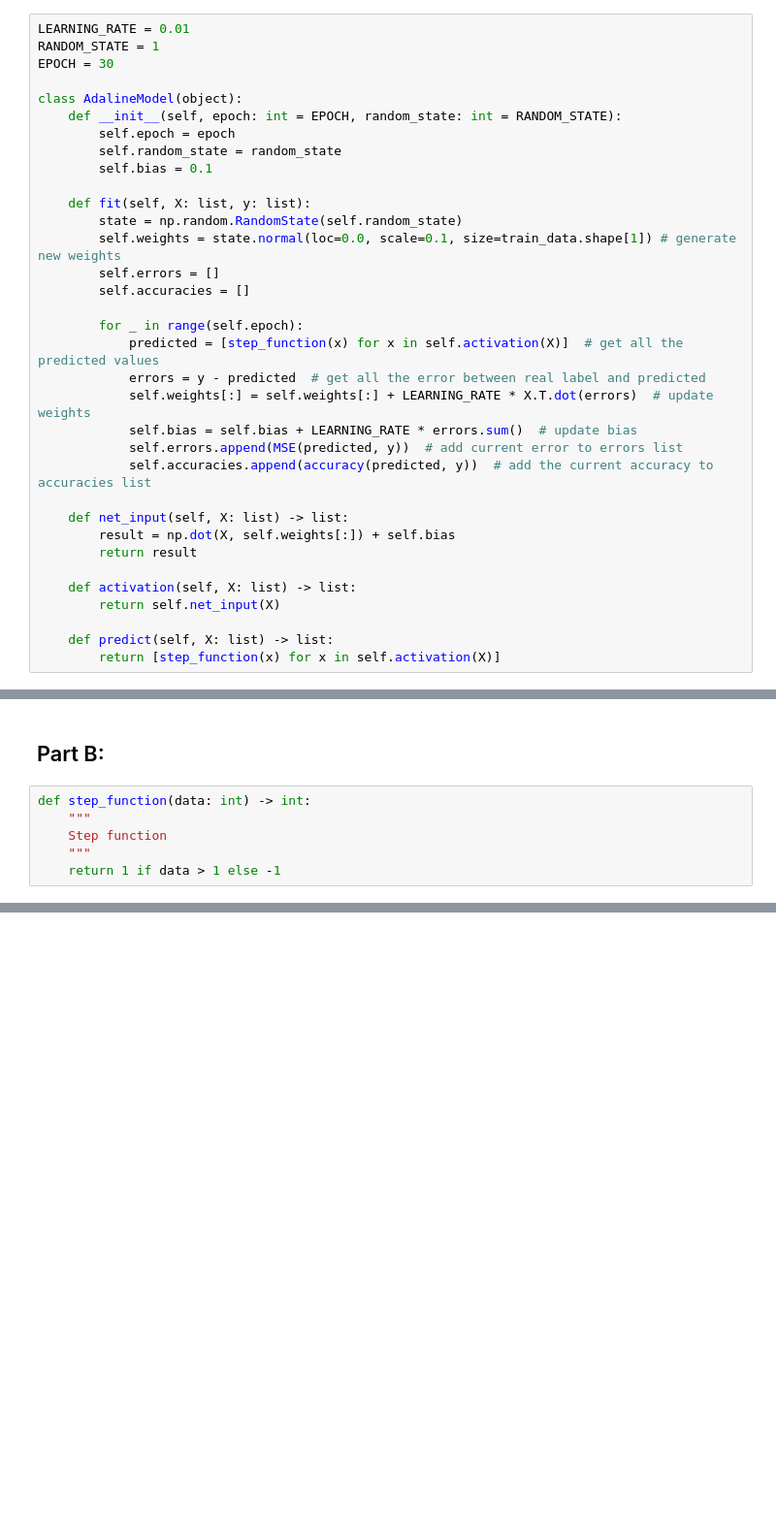
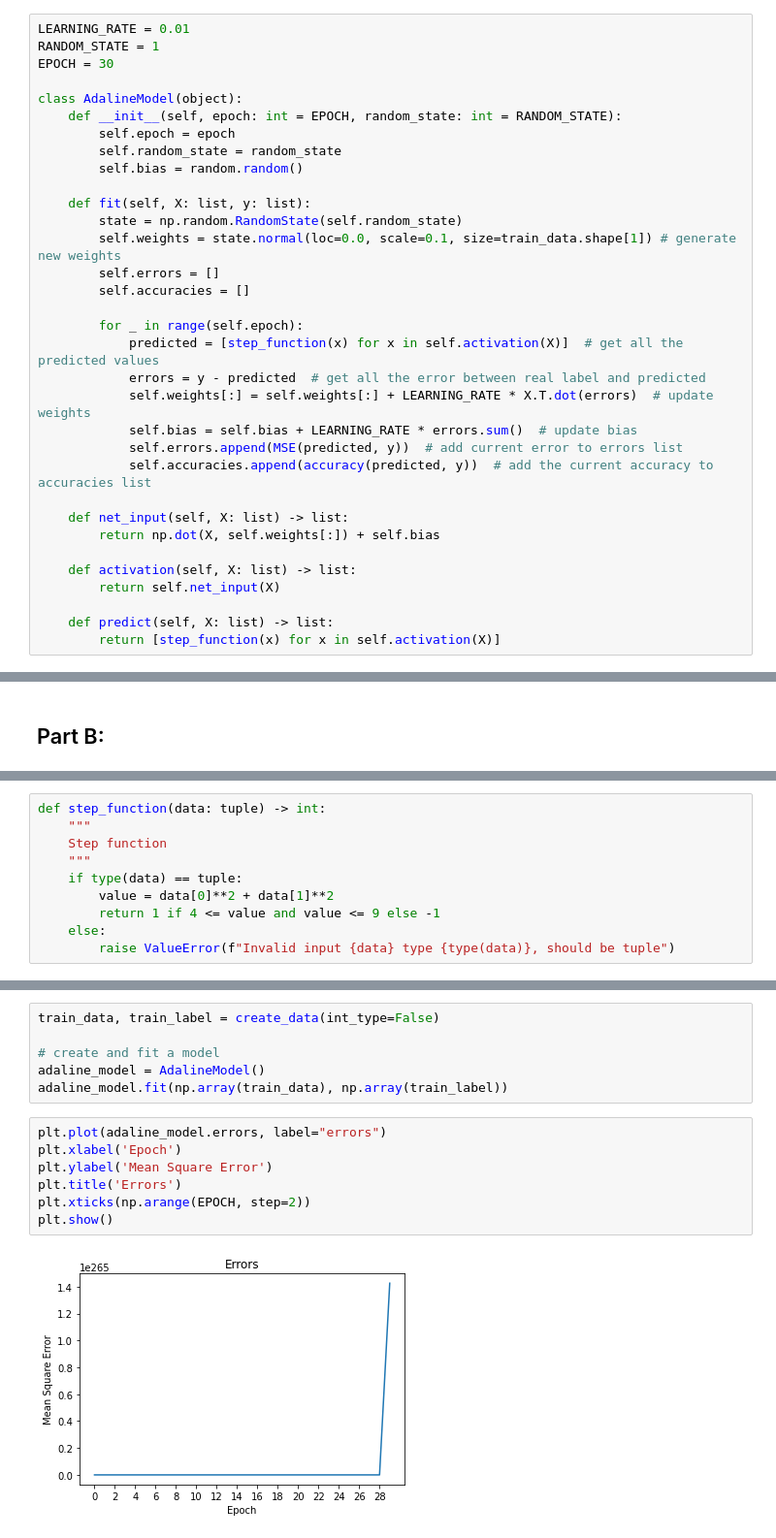
Before and after one commit to kggold4/intro-neural-computation-project-1, a Jupyter notebook: Intro-NC-Ex1.ipynb, the cells around one changed output, grey strips where cells are left out. Shown at 97% size. Cells and saved outputs as stored; diff of their text form; blank space fills up the shorter version.

Commit message:
start implementing part B and new step function

```diff
--- a/Intro-NC-Ex1.ipynb
+++ b/Intro-NC-Ex1.ipynb
@@ -61,7 +74,7 @@ class AdalineModel(object):
     def __init__(self, epoch: int = EPOCH, random_state: int = RANDOM_STATE):
         self.epoch = epoch
         self.random_state = random_state
-        self.bias = 0.1
+        self.bias = random.random()
 
     def fit(self, X: list, y: list):
         state = np.random.RandomState(self.random_state)
@@ -78,8 +91,7 @@ class AdalineModel(object):
             self.accuracies.append(accuracy(predicted, y))  # add the current accuracy to accuracies list
 
     def net_input(self, X: list) -> list:
-        result = np.dot(X, self.weights[:]) + self.bias
-        return result
+        return np.dot(X, self.weights[:]) + self.bias
 
     def activation(self, X: list) -> list:
         return self.net_input(X)
@@ -128,8 +140,2 @@ Accuracy for test_data_2: 0.465
 # %% [markdown]
 ## Part B:
-# %%
-def step_function(data: int) -> int:
-    """
-    Step function
-    """
-    return 1 if data > 1 else -1
@@ -137,0 +142,10 @@ def step_function(data: int) -> int:
+# %%
+def step_function(data: tuple) -> int:
+    """
+    Step function
+    """
+    if type(data) == tuple:
+        value = data[0]**2 + data[1]**2
+        return 1 if 4 <= value and value <= 9 else -1
+    else:
+        raise ValueError(f"Invalid input {data} type {type(data)}, should be tuple")
@@ -137,0 +185,15 @@ def step_function(data: int) -> int:
+# %%
+train_data, train_label = create_data(int_type=False)
+
+# create and fit a model
+adaline_model = AdalineModel()
+adaline_model.fit(np.array(train_data), np.array(train_label))
+# %%
+plt.plot(adaline_model.errors, label="errors")
+plt.xlabel('Epoch')
+plt.ylabel('Mean Square Error')
+plt.title('Errors')
+plt.xticks(np.arange(EPOCH, step=2))
+plt.show()
+# %% [output]
+[figure, added]
```
Also changed, not shown: parts of 9 cells of this notebook.
